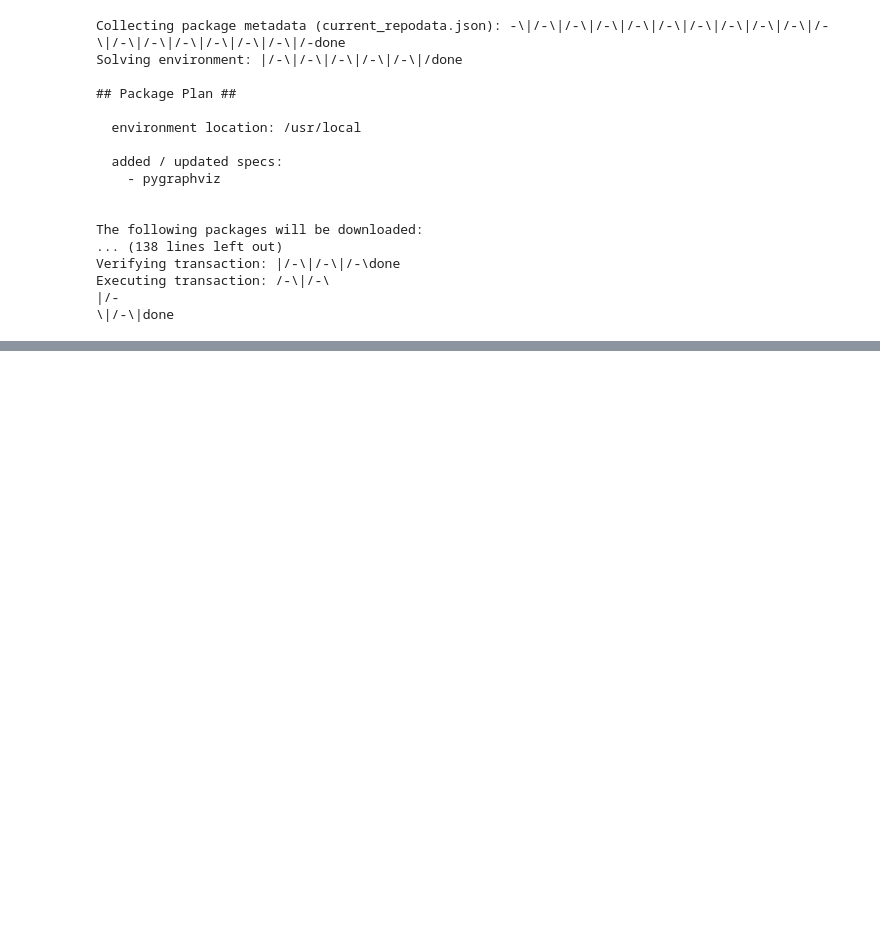
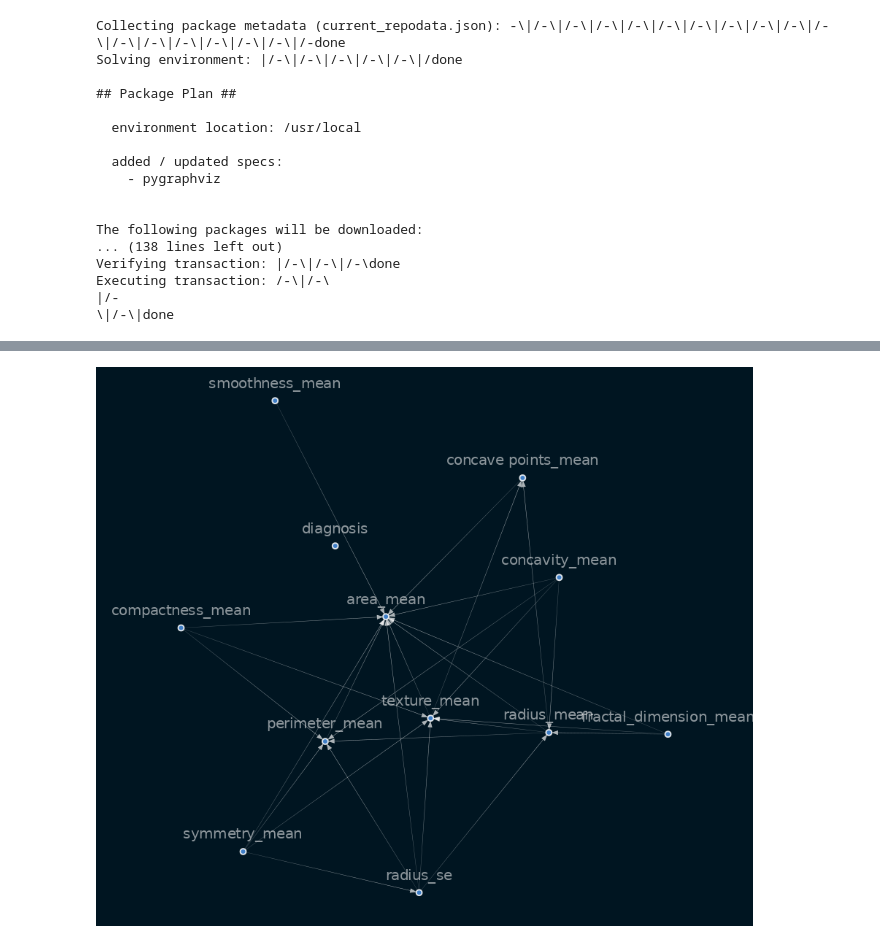
Before and after one commit to SamDewriter/BreastCancer-CausalityInference, a Jupyter notebook: CausalNex.ipynb, the cells around one changed output, grey strips where cells are left out. Cells and saved outputs as stored; diff of their text form; code cells hidden in the pictures; blank space fills up the shorter version.

```diff
--- a/CausalNex.ipynb
+++ b/CausalNex.ipynb
@@ -272,0 +128,4 @@ ValueError: ignored
+# %%
+sm.remove_edges_below_threshold(0.9)
+vis_sm(sm)
+# %% [output]
@@ -272,0 +145 @@ ValueError: ignored
+[figure, added]
```
Also changed, not shown: parts of 48 cells of this notebook.
